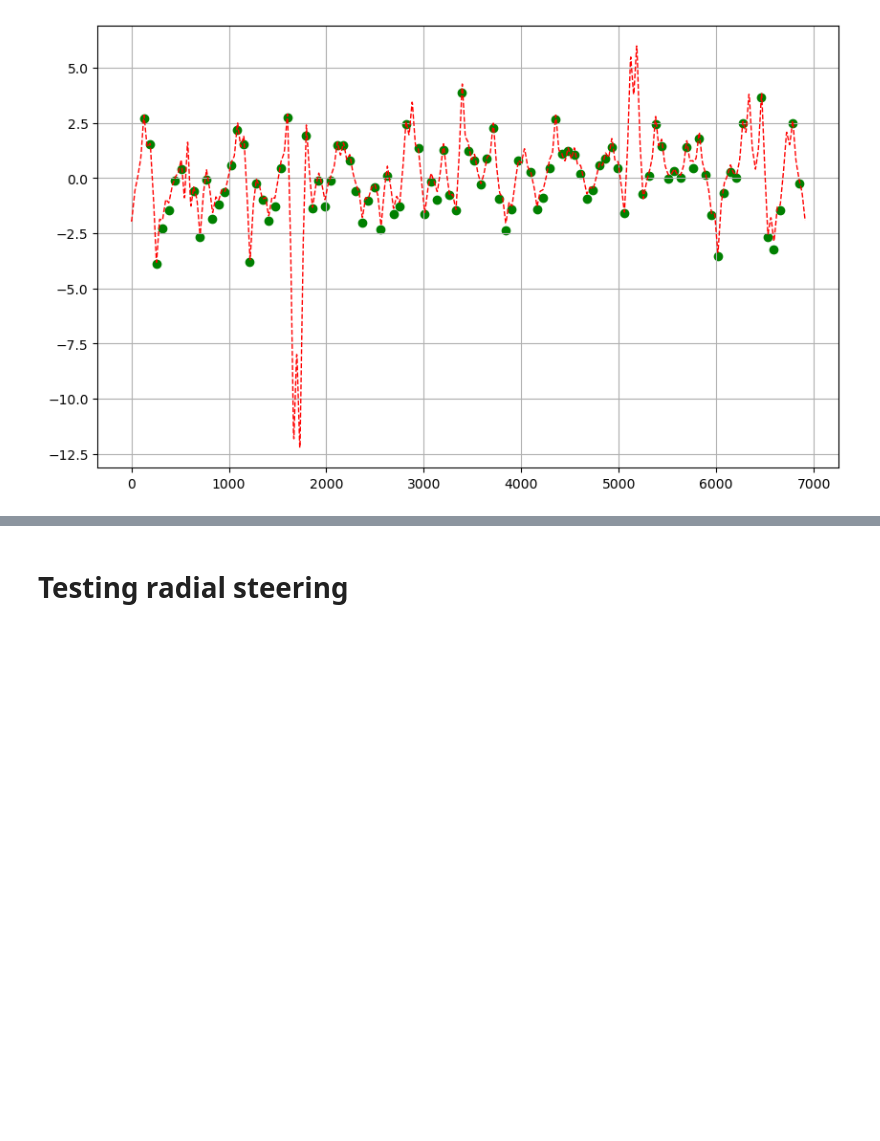
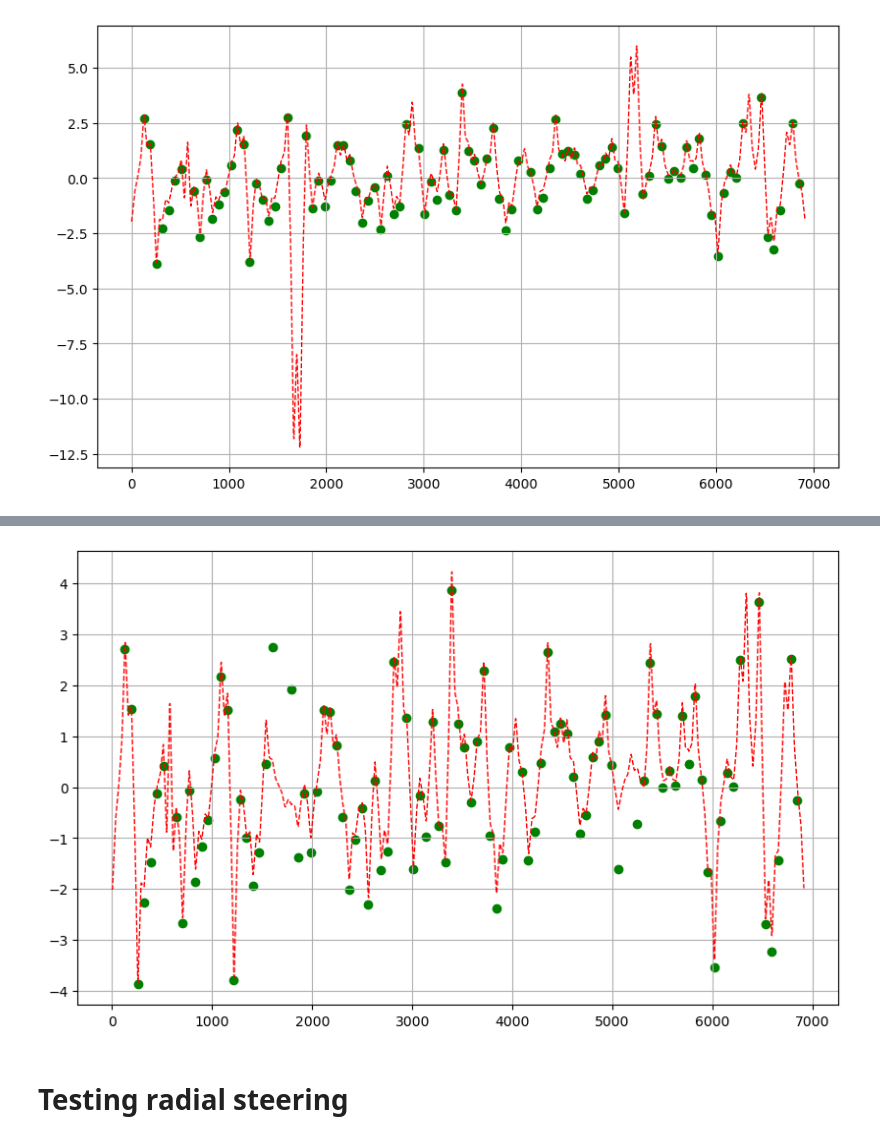
Before and after one commit to lisepauwels/sps_simulations, a Jupyter notebook: Prototyping/20250721.ipynb, the cells around one changed output, grey strips where cells are left out. Drawn from its saved outputs; the diff is of its cells as text; code cells hidden in the pictures; blank space fills up the shorter version.

```diff
--- a/Prototyping/20250721.ipynb
+++ b/Prototyping/20250721.ipynb
@@ -659,0 +720,29 @@ line.to_json('../injection_lines/sps_orbit_md_20250616.json')
+# %%
+response_matrix_H = build_response_matrix(
+        tw=tw_ref,
+        monitor_names=[f'{name}..1' for name in bpm_orbit.bpms_hor[mask_bpm]],
+        corrector_names=errors_H,
+        plane='x')
+# %%
+U_H, sigma_H, VT_H = np.linalg.svd(response_matrix_H, full_matrices=False)
+threshold_H = 5e-3 * np.max(sigma_H)
+sigma_inv_H = np.array([1/s if s > threshold_H else 0 for s in sigma_H])
+M_pseudo_inv_H = VT_H.T @ np.diag(sigma_inv_H) @ U_H.T
+k_H = M_pseudo_inv_H @ ak.to_numpy(mean_orbit*1e-3)
+# %%
+vary_H = []
+for var_name in line.vars.keys():
+    if "knl_err" in var_name:
+        vary_H.append(var_name)
+# %%
+for i in range(len(vary_H)):
+    line.vv[vary_H[i]] = k_H[i] * -1
+
+tw = line.twiss()
+# %%
+fig, ax = plt.subplots(figsize=(10, 6))
+ax.scatter(s_positions_bpms[mask_bpm], mean_orbit, color='green', label='MD data')
+ax.plot(tw.s, tw.x * 1e3, '--', lw=1, color='red', label='Twiss')
+ax.grid()
+# %% [output]
+[figure, added]
```
Also changed, not shown: parts of 8 cells of this notebook, 9 other files.
